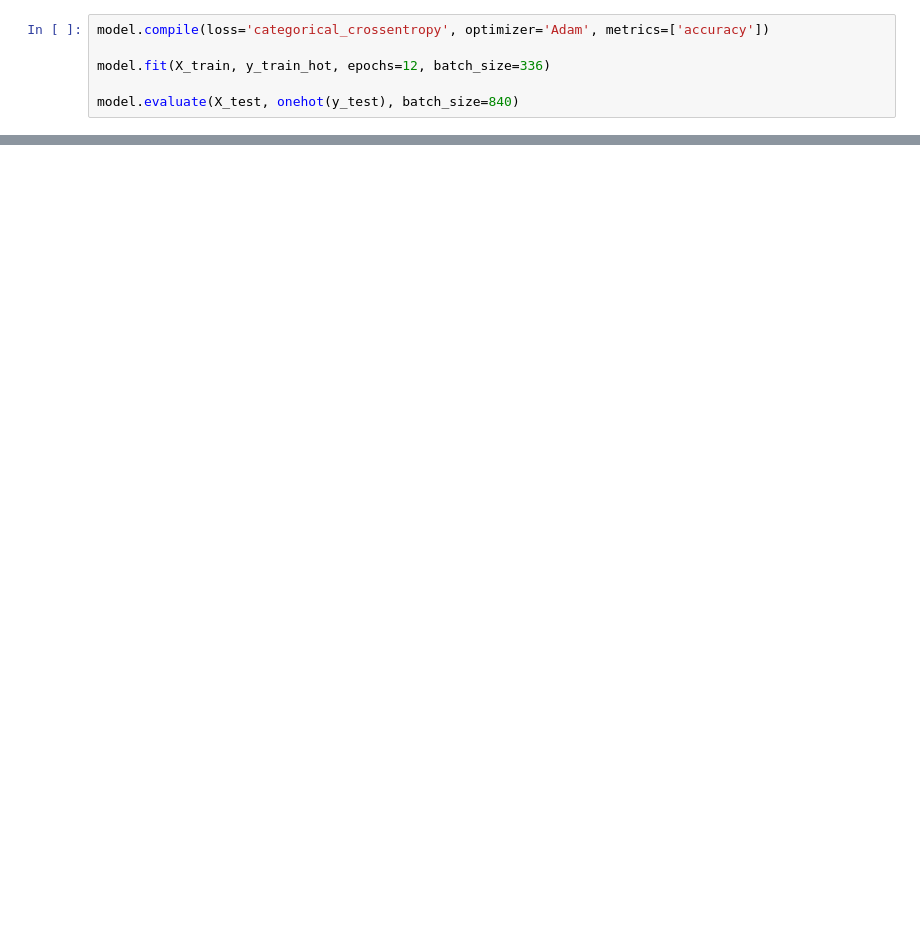
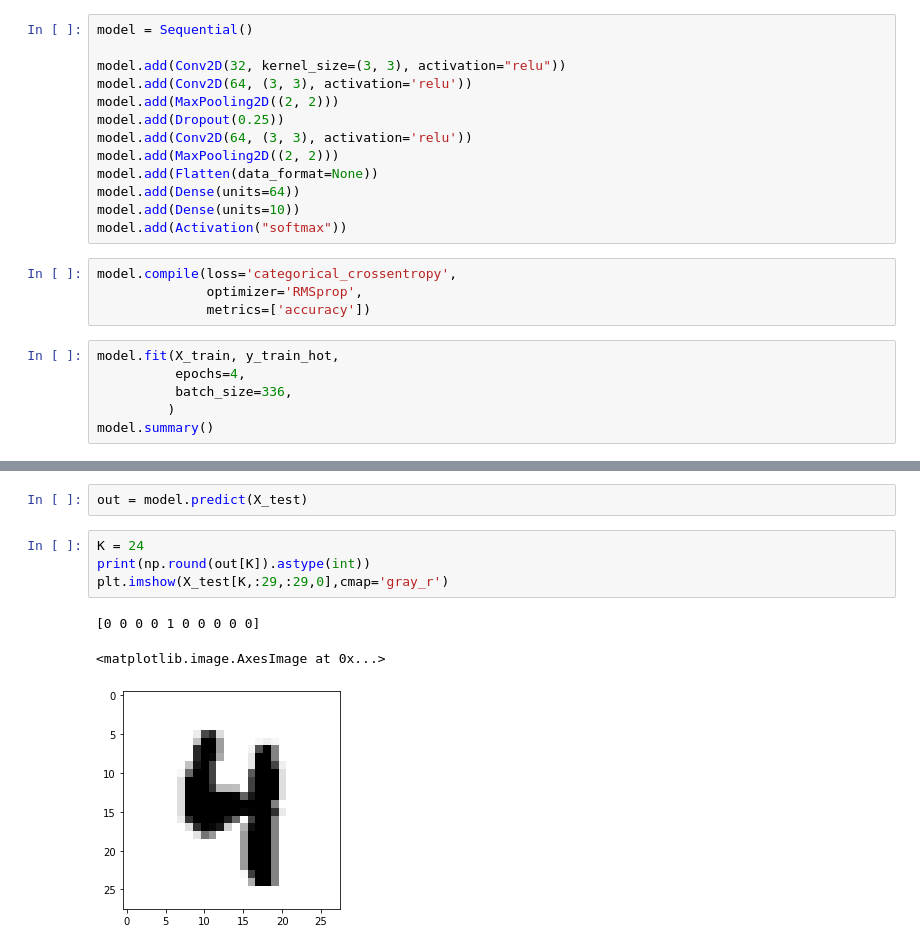
Before and after one commit to 4d30/mnist_digits, a Jupyter notebook: digits.ipynb, the cells around one changed output, grey strips where cells are left out. Saved outputs shown, nothing was run; the diff lists cells and outputs as text; blank space fills up the shorter version.

Commit message:
added Conv2D layer

```diff
--- a/digits.ipynb
+++ b/digits.ipynb
@@ -60,7 +102,24 @@ model.add(Activation("softmax"))
+# %%
+model = Sequential()
+
+model.add(Conv2D(32, kernel_size=(3, 3), activation="relu"))
+model.add(Conv2D(64, (3, 3), activation='relu'))
+model.add(MaxPooling2D((2, 2)))
+model.add(Dropout(0.25))
+model.add(Conv2D(64, (3, 3), activation='relu'))
+model.add(MaxPooling2D((2, 2)))
+model.add(Flatten(data_format=None))
+model.add(Dense(units=64))
+model.add(Dense(units=10))
+model.add(Activation("softmax"))
+# %%
+model.compile(loss='categorical_crossentropy',
+              optimizer='RMSprop',
+              metrics=['accuracy'])
 # %%
-model.compile(loss='categorical_crossentropy', optimizer='Adam', metrics=['accuracy'])
-
-model.fit(X_train, y_train_hot, epochs=12, batch_size=336)
-
-model.evaluate(X_test, onehot(y_test), batch_size=840)
+model.fit(X_train, y_train_hot,
+          epochs=4,
+          batch_size=336,
+         )
+model.summary()
 # %% [output]
@@ -84,0 +148,10 @@ Epoch 12/12
+# %%
+out = model.predict(X_test)
+# %%
+K = 24
+print(np.round(out[K]).astype(int))
+plt.imshow(X_test[K,:29,:29,0],cmap='gray_r')
+# %% [output]
+[0 0 0 0 1 0 0 0 0 0]
+<matplotlib.image.AxesImage at 0x...>
+[figure, added]
```
Also changed, not shown: parts of 18 cells of this notebook.
